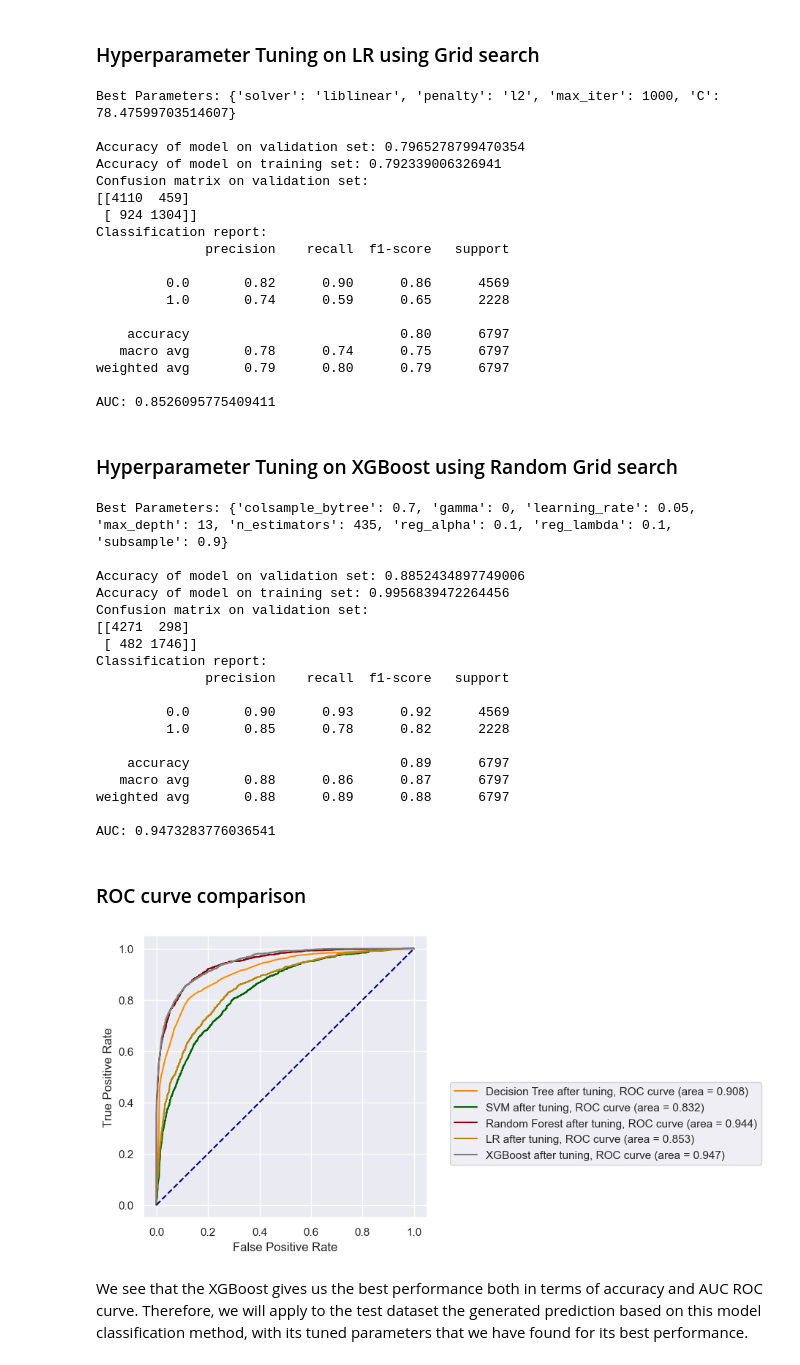
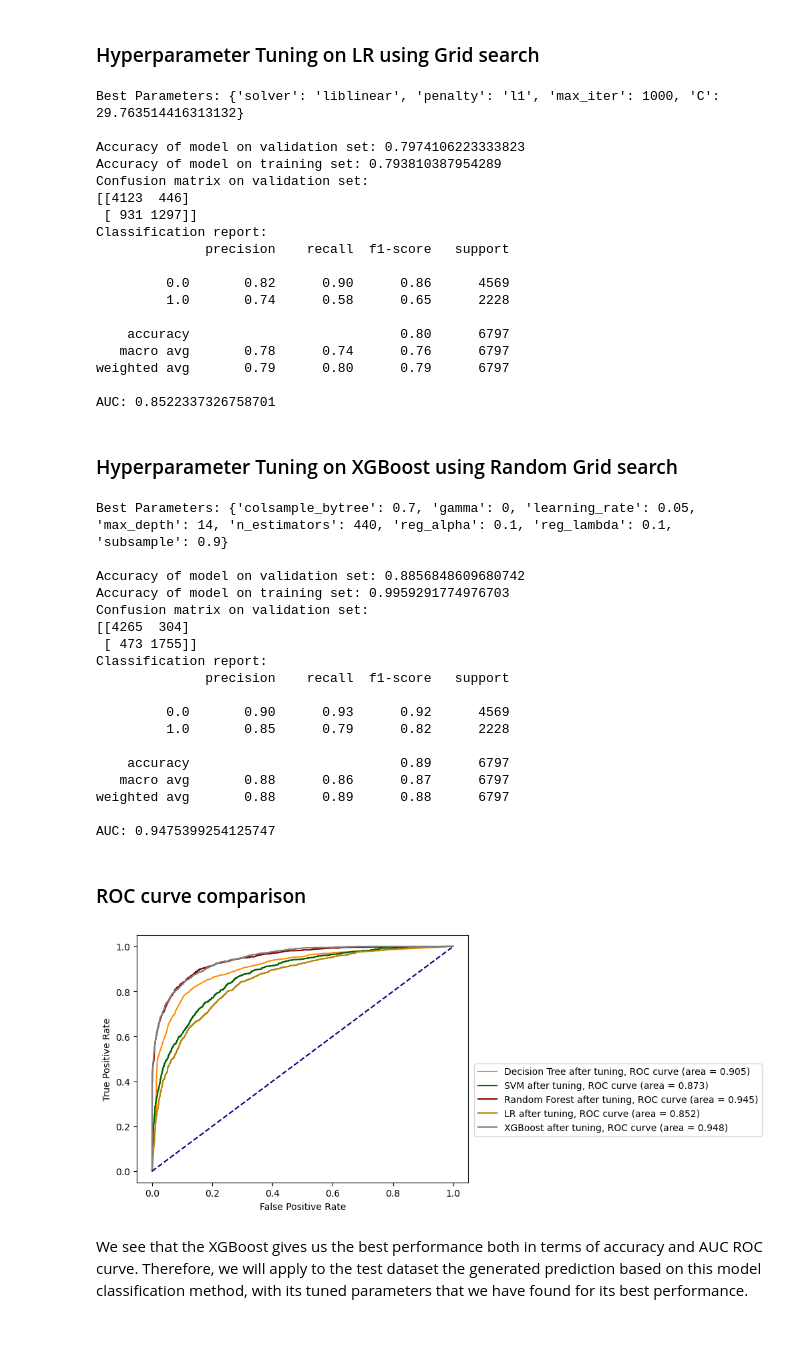
Before and after one commit to YonatanGolan/DataMining_Final_Project, a Jupyter notebook: Project.ipynb, the cells around one changed output. Drawn from its saved outputs; the diff is of its cells as text; code cells hidden in the pictures; blank space fills up the shorter version.

```diff
--- a/Project.ipynb
+++ b/Project.ipynb
@@ -1215,11 +1210,10 @@ SVM gave a little bit lower results in compare to the Decision tree and his runn
 # Define the parameter grid
 param_grid = {'kernel': ['rbf'],
       'C': [0.95, 0.955, 0.96, 0.965, 0.97, 0.975, 0.98, 0.985] ,
-
     'probability': [True]}
 
 # Initialize GridSearchCV
-svm_grid_search = GridSearchCV(estimator=clf_svm, param_grid=param_grid, cv=kf, n_jobs=-1, verbose=2)
+svm_grid_search = GridSearchCV(estimator=clf_svm, param_grid=param_grid, cv=kf, n_jobs=-1, verbose=0)
 
 # Perform grid search with cross-validation on the training set
 svm_grid_search.fit(X_train, y_train)
@@ -1356,9 +1312,12 @@ AUC: 0.9441702394522763
 # %% [markdown]
 Grid search base on the default & random search results
 # %%
-n_estimators = [int(x) for x in np.linspace(start = 350, stop = 500, num = 20)]
-max_features = ['auto', 'sqrt', 'log2']
-min_samples_split = [2, 3, 5, 7]
+# n_estimators = [int(x) for x in np.linspace(start = 350, stop = 500, num = 20)]
+n_estimators = [int(x) for x in np.linspace(start = 400, stop = 450, num = 10)]
+# max_features = ['auto', 'sqrt', 'log2']
+max_features = ['auto']
+# min_samples_split = [2, 3, 5, 7]
+min_samples_split = [4, 5, 6]
 
 param_grid ={
     'bootstrap': [False],
@@ -1377,7 +1336,6 @@ param_grid ={
     'oob_score': [False],
     'random_state': [42],
     'warm_start': [True]
-
 }
 
 
@@ -1434,7 +1392,8 @@ param_grid = {
     'penalty': ['l1', 'l2', 'elasticnet', 'none'],
     'C': np.logspace(-4, 4, 20),
     'solver': ['newton-cg', 'lbfgs', 'liblinear', 'sag', 'saga'],
-    'max_iter': [100, 200, 500, 1000]
+#     'max_iter': [100, 200, 500, 1000]
+        'max_iter': [1000]
 }
 
 # Initialize the logistic regression model
@@ -1462,34 +1421,34 @@ fpr_lr2, tpr_lr2, threshold = roc_curve(y_validation, y_probs_lr2[:,1])
 auc_lr2 = auc(fpr_lr2, tpr_lr2)
 print(f"AUC: {auc_lr2}")
 # %% [output]
-Best Parameters: {'solver': 'liblinear', 'penalty': 'l2', 'max_iter': 1000, 'C': 78.47599703514607}
+Best Parameters: {'solver': 'liblinear', 'penalty': 'l1', 'max_iter': 1000, 'C': 29.763514416313132}
 
-Accuracy of model on validation set: 0.7965278799470354
-Accuracy of model on training set: 0.792339006326941
+Accuracy of model on validation set: 0.7974106223333823
+Accuracy of model on training set: 0.793810387954289
 Confusion matrix on validation set:
-[[4110  459]
- [ 924 1304]]
+[[4123  446]
+ [ 931 1297]]
 Classification report:
               precision    recall  f1-score   support
 
          0.0       0.82      0.90      0.86      4569
-         1.0       0.74      0.59      0.65      2228
+         1.0       0.74      0.58      0.65      2228
 
     accuracy                           0.80      6797
-   macro avg       0.78      0.74      0.75      6797
+   macro avg       0.78      0.74      0.76      6797
 weighted avg       0.79      0.80      0.79      6797
 
-AUC: 0.8526095775409411
+AUC: 0.8522337326758701
 # %% [markdown]
 ### Hyperparameter Tuning on XGBoost using Random Grid search
 # %%
 # Define the parameter grid
 param_grid = {
 #     'n_estimators': [100, 150, 200, 250, 300, 350, 400, 450, 500],
-    'n_estimators': [430,435,440,445, 450],
+    'n_estimators': [435,440, 445],
 
-#     'max_depth': [None, 1, 2, 3, 4, 5, 6, 7, 8, 9, 10],
-    'max_depth': [None, 10, 11, 12, 13, 14, 15],
+#     'max_depth': [None, 1, 2, 3, 4, 5, 6, 7, 8, 9, 10, 11, 12, 13, 14, 15],
+    'max_depth': [None, 13, 14, 15],
 
 #     'learning_rate': [0.01, 0.05, 0.1, 0.2],
     'learning_rate': [0.05],
@@ -1497,7 +1456,7 @@ param_grid = {
         'subsample': [0.9],
 
 #     'colsample_bytree': [0.6, 0.7, 0.8, 0.9, 1.0],
-        'colsample_bytree': [0.6, 0.7, 0.8],
+        'colsample_bytree': [0.7],
 
 #     'gamma': [0, 0.1, 0.2, 0.3, 0.4, 0.5],
     'gamma': [0],
@@ -1537,41 +1496,41 @@ fpr_xgb2, tpr_xgb2, threshold = roc_curve(y_validation, y_probs_xgb2[:,1])
 auc_xgb2 = auc(fpr_xgb2, tpr_xgb2)
 print(f"AUC: {auc_xgb2}")
 # %% [output]
-Best Parameters: {'colsample_bytree': 0.7, 'gamma': 0, 'learning_rate': 0.05, 'max_depth': 13, 'n_estimators': 435, 'reg_alpha': 0.1, 'reg_lambda': 0.1, 'subsample': 0.9}
+Best Parameters: {'colsample_bytree': 0.7, 'gamma': 0, 'learning_rate': 0.05, 'max_depth': 14, 'n_estimators': 440, 'reg_alpha': 0.1, 'reg_lambda': 0.1, 'subsample': 0.9}
 
-Accuracy of model on validation set: 0.8852434897749006
-Accuracy of model on training set: 0.9956839472264456
+Accuracy of model on validation set: 0.8856848609680742
+Accuracy of model on training set: 0.9959291774976703
 Confusion matrix on validation set:
-[[4271  298]
- [ 482 1746]]
+[[4265  304]
+ [ 473 1755]]
 Classification report:
               precision    recall  f1-score   support
 
          0.0       0.90      0.93      0.92      4569
-         1.0       0.85      0.78      0.82      2228
+         1.0       0.85      0.79      0.82      2228
 
     accuracy                           0.89      6797
    macro avg       0.88      0.86      0.87      6797
 weighted avg       0.88      0.89      0.88      6797
 
-AUC: 0.9473283776036541
+AUC: 0.9475399254125747
 # %% [markdown]
 ### ROC curve comparison
 # %%
 plt.figure()
 plt.plot(fpr_dt2, tpr_dt2, color='darkorange', label='Decision Tree after tuning, ROC curve (area = %0.3f)' %  auc_dt2)
 plt.plot(fpr_svm2, tpr_svm2, color='darkgreen', label='SVM after tuning, ROC curve (area = %0.3f)' %  auc_svm2)
 plt.plot(fpr_rf2, tpr_rf2, color='darkred', label='Random Forest after tuning, ROC curve (area = %0.3f)' %  auc_rf2)
 plt.plot(fpr_lr2, tpr_lr2, color='darkgoldenrod', label='LR after tuning, ROC curve (area = %0.3f)' %  auc_lr2)
 plt.plot(fpr_xgb2, tpr_xgb2, color='grey', label='XGBoost after tuning, ROC curve (area = %0.3f)' %  auc_xgb2)
 
 plt.plot([0, 1], [0, 1], color='navy', linestyle='--')
 plt.xlabel('False Positive Rate')
 plt.ylabel('True Positive Rate')
-plt.legend(bbox_to_anchor=(2.2, 0.5))
+plt.legend(bbox_to_anchor=(1.9, 0.5))
 plt.show()
 # %% [output]
-[figure, old version]
+[figure, new version]
 # %% [markdown]
 We see that the XGBoost gives us the best performance both in terms of accuracy and AUC ROC curve.
 Therefore, we will apply to the test dataset the generated prediction based on this model classification method, with its tuned parameters that we have found for its best performance.
```
Also changed, not shown: parts of 33 cells of this notebook, 4 other files.
